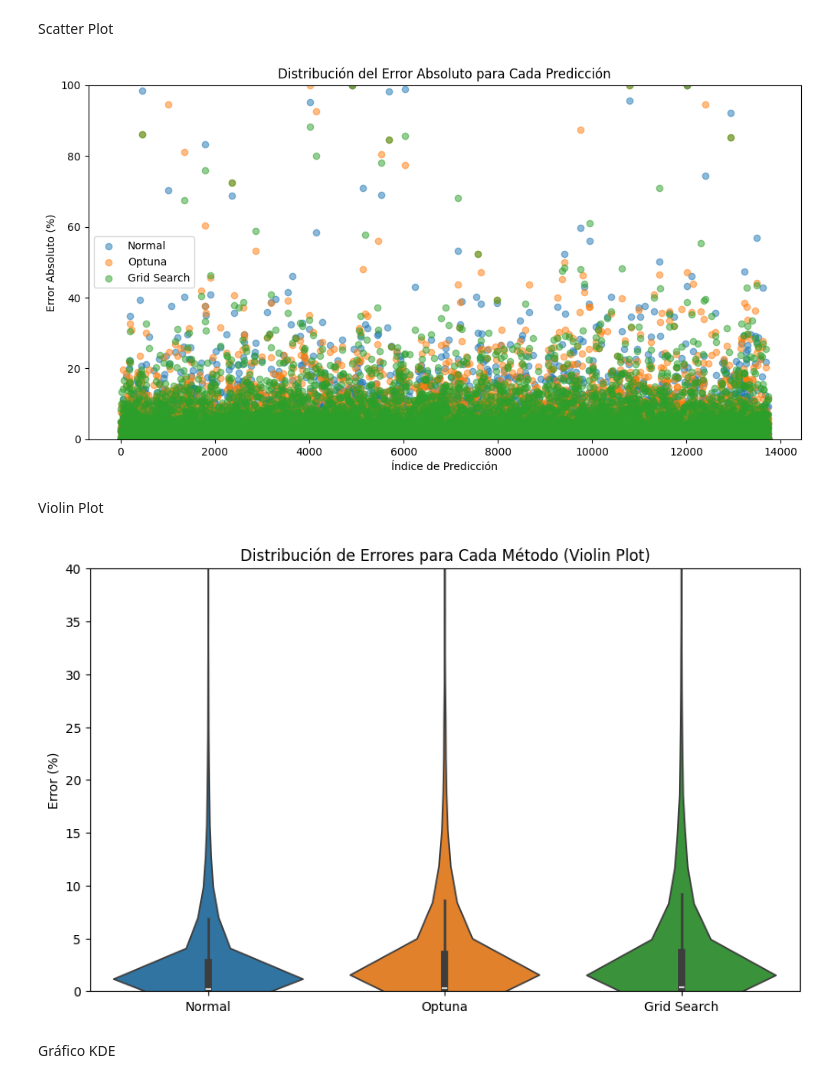
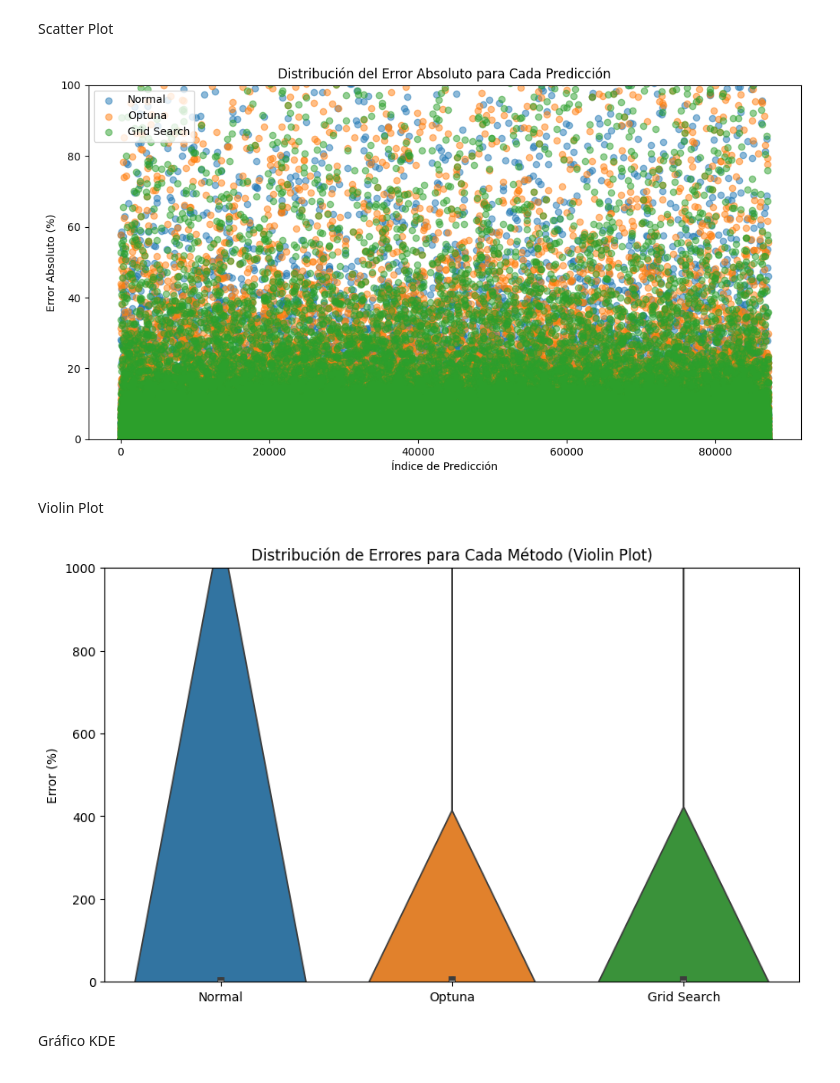
Before and after one commit to Mbenitez11/Prediccion-de-Irradiacion, a Jupyter notebook: notebooks/Visualizacion_de_Resultados.ipynb, the cells around one changed output. Cells and saved outputs as stored; diff of their text form; code cells hidden in the pictures.

```diff
--- a/notebooks/Visualizacion_de_Resultados.ipynb
+++ b/notebooks/Visualizacion_de_Resultados.ipynb
@@ -69,7 +69,7 @@ prediction_normal=rfr.predict(X_test)
 prediction_optuna = best_model.predict(X_test)
 prediction_grid = best_model_grid.predict(X_test)
 # %%
-cross_checking = pd.DataFrame({'Actual' : y_test , 'Predicted_normal' : prediction_normal, 'Predicted_optuna' : prediction_optuna, 'Predicted_grid' : prediction_grid})
+cross_checking = pd.DataFrame({'Actual' : y_test['DC_POWER'] , 'Predicted_normal' : prediction_normal[:, 0], 'Predicted_optuna' : prediction_optuna[:, 0], 'Predicted_grid' : prediction_grid[:, 0]})
 cross_checking.iloc[1000:1005]
 # %% [output]
 |  | Actual | Predicted_normal | Predicted_optuna | Predicted_grid |
@@ -243,21 +244,21 @@ plt.title('Distribución del Error Absoluto para Cada Predicción')
 plt.legend()
 plt.show()
 # %% [output]
-[figure, old version]
+[figure, new version]
 # %% [markdown]
 Violin Plot
 # %%
 import seaborn as sns
 
 plt.figure(figsize=(10, 6))
 sns.violinplot(data=[cross_checking['Error_normal'], cross_checking['Error_optuna'], cross_checking['Error_grid']])
 plt.xticks([0, 1, 2], ['Normal', 'Optuna', 'Grid Search'])
-plt.ylim(0, 40)
+plt.ylim(0, 1000)
 plt.ylabel('Error (%)')
 plt.title('Distribución de Errores para Cada Método (Violin Plot)')
 plt.show()
 # %% [output]
-[figure, old version]
+[figure, new version]
 # %% [markdown]
 Gráfico KDE
 # %%
```
Also changed, not shown: parts of 19 cells of this notebook.
